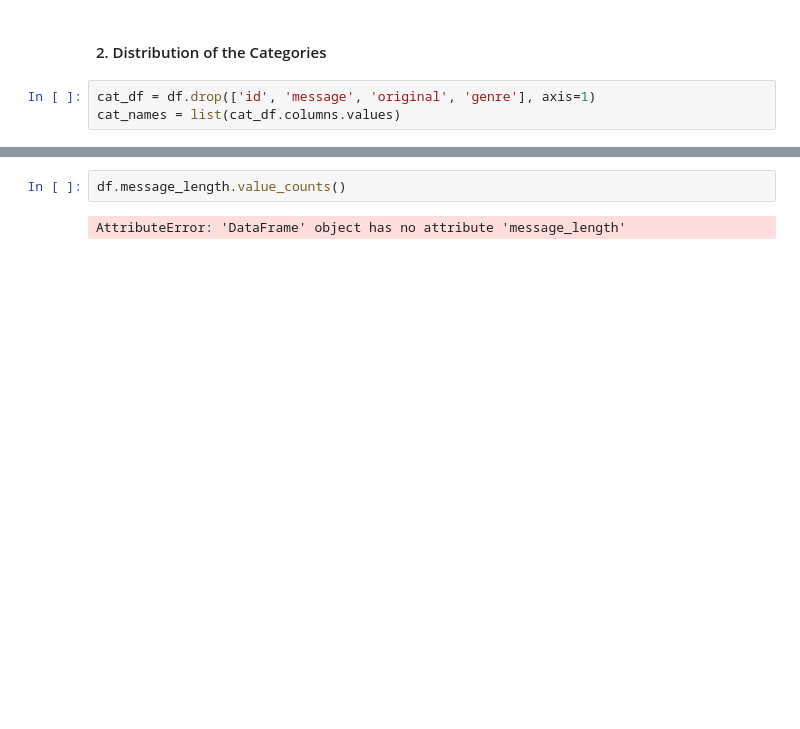
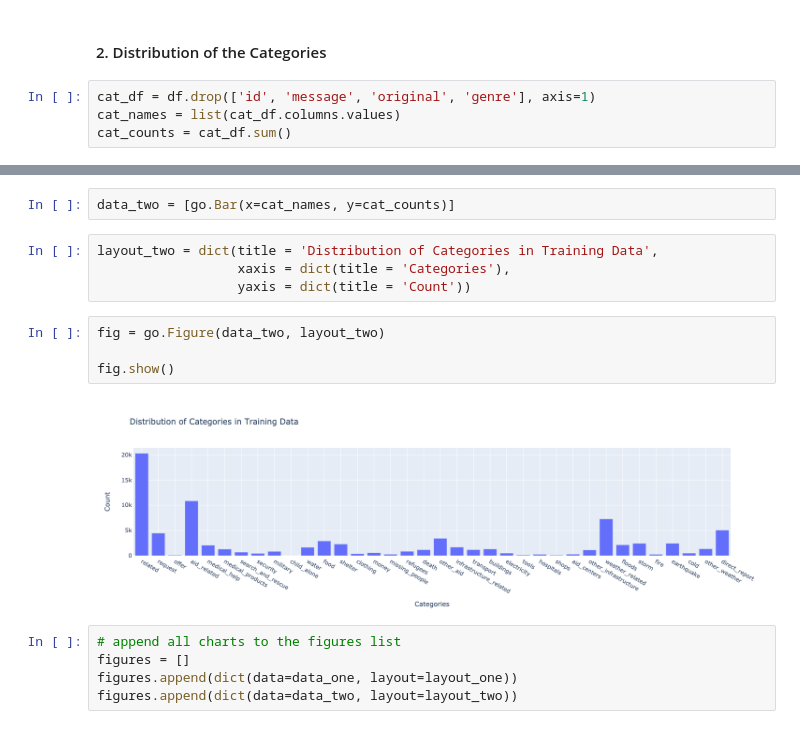
Before and after one commit to acheng1230/Udacity_DataScientist_Nanodegree, a Jupyter notebook: Project_02/ipynb/Data Visualization Preparation.ipynb, the cells around one changed output, grey strips where cells are left out. Drawn from its saved outputs; the diff is of its cells as text; blank space fills up the shorter version.

```diff
--- a/Project_02/ipynb/Data Visualization Preparation.ipynb
+++ b/Project_02/ipynb/Data Visualization Preparation.ipynb
@@ -40,3 +40,4 @@ df.genre.value_counts().plot(kind='pie', figsize=(12,8))
 # %%
 cat_df = df.drop(['id', 'message', 'original', 'genre'], axis=1)
 cat_names = list(cat_df.columns.values)
+cat_counts = cat_df.sum()
@@ -69,4 +44,17 @@ df.head()
-# %%
-df.message_length.value_counts()
-# %% [output]
-AttributeError: 'DataFrame' object has no attribute 'message_length'
+# %%
+data_two = [go.Bar(x=cat_names, y=cat_counts)]
+# %%
+layout_two = dict(title = 'Distribution of Categories in Training Data',
+                  xaxis = dict(title = 'Categories'),
+                  yaxis = dict(title = 'Count'))
+# %%
+fig = go.Figure(data_two, layout_two)
+
+fig.show()
+# %% [output]
+[figure, added]
+# %%
+# append all charts to the figures list
+figures = []
+figures.append(dict(data=data_one, layout=layout_one))
+figures.append(dict(data=data_two, layout=layout_two))
```
Also changed, not shown: parts of 12 cells of this notebook, 4 other files.
